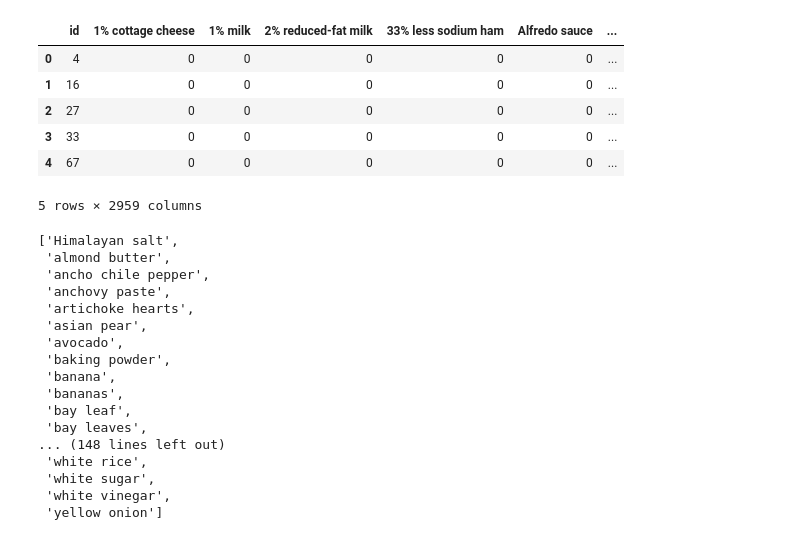
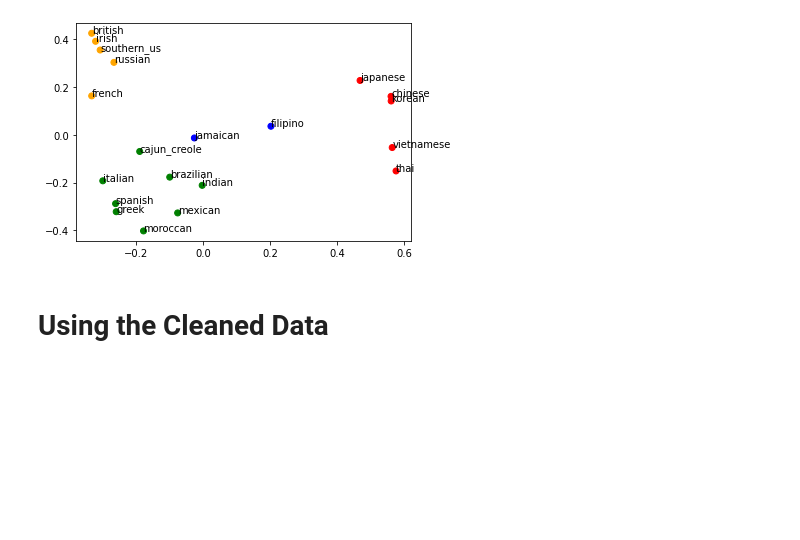
Before and after one commit to amichaelsen/cooking-cuisine-analysis, a Jupyter notebook: pca-clustering-w-ohe.ipynb, the cells around one changed output. Cells and saved outputs as stored; diff of their text form; code cells hidden in the pictures; blank space fills up the shorter version.

Commit message:
Add clustering visualizations for ohe cuisines and a dendrogram for AggHierarchical

```diff
--- a/pca-clustering-w-ohe.ipynb
+++ b/pca-clustering-w-ohe.ipynb
@@ -4,0 +29,3 @@ from sklearn.feature_extraction.text import TfidfTransformer
+# %%
+train_ingred_counts = train.drop(columns=['id']).groupby('cuisine').agg(sum)
+train_ingred_counts.head()
@@ -4,0 +41,7 @@ from sklearn.feature_extraction.text import TfidfTransformer
+# %%
+tfidf = TfidfTransformer()
+tfidf.fit(train_ingred_counts)
+train_tfidf = pd.DataFrame(data=tfidf.transform(train_ingred_counts).toarray(),
+                 index=train_ingred_counts.index,
+                 columns=train_ingred_counts.columns)
+train_tfidf.head()
@@ -5,34 +57,37 @@ from sklearn.feature_extraction.text import TfidfTransformer
+# %%
+n = 2 #Number of components
+
+pca = PCA(n_components = n)
+reduced_tfidf = pca.fit_transform(train_tfidf)
+# %%
+k = 4 #Number of clusters wanted
+
+kmeans = KMeans(init='k-means++', n_clusters=k, n_init=20)
+kmeans.fit(reduced_tfidf)
+clusters = kmeans.predict(reduced_tfidf)
+# %%
+# Plotting Data
+
+cuisine_list = train_tfidf.index.tolist()
+colors_list = ['blue','orange','green', 'red', 'pink']
+colors = []
+labels = []
+pc1 = reduced_tfidf[:,0]
+pc2 = reduced_tfidf[:,1]
+
+for i in range(len(cuisine_list)):
+    colors.append(colors_list[clusters[i]])
+
+plt.scatter(pc1, pc2, c = colors)
+
+for i, label in enumerate(cuisine_list):
+    plt.text(pc1[i], pc2[i],label)
+
+plt.show()
+# %% [output]
+[figure, added]
+# %% [markdown]
+# Using the Cleaned Data
 # %%
 train = pd.read_csv("data/ohe_train_recipes_v2.csv")
 test = pd.read_csv("data/ohe_test_recipes_v2.csv")
-# %%
-train.head()
-# %% [output]
-|  | id | 1% cottage cheese | 1% milk | 2% reduced-fat milk | 33% less sodium ham | Alfredo sauce | ... |
-| 0 | 4 | 0 | 0 | 0 | 0 | 0 | ... |
-| 1 | 16 | 0 | 0 | 0 | 0 | 0 | ... |
-| 2 | 27 | 0 | 0 | 0 | 0 | 0 | ... |
-| 3 | 33 | 0 | 0 | 0 | 0 | 0 | ... |
-| 4 | 67 | 0 | 0 | 0 | 0 | 0 | ... |
-5 rows × 2959 columns
-# %%
-ingredient_counts = train.drop(columns=['id','cuisine']).head(25).sum()
-ingredient_counts[ingredient_counts > 0].index.tolist()
-# %% [output]
-['Himalayan salt',
- 'almond butter',
- 'ancho chile pepper',
- 'anchovy paste',
- 'artichoke hearts',
- 'asian pear',
- 'avocado',
- 'baking powder',
- 'banana',
- 'bananas',
- 'bay leaf',
- 'bay leaves',
-... (148 lines left out)
- 'white rice',
- 'white sugar',
- 'white vinegar',
- 'yellow onion']
```
Also changed, not shown: parts of 27 cells of this notebook.
